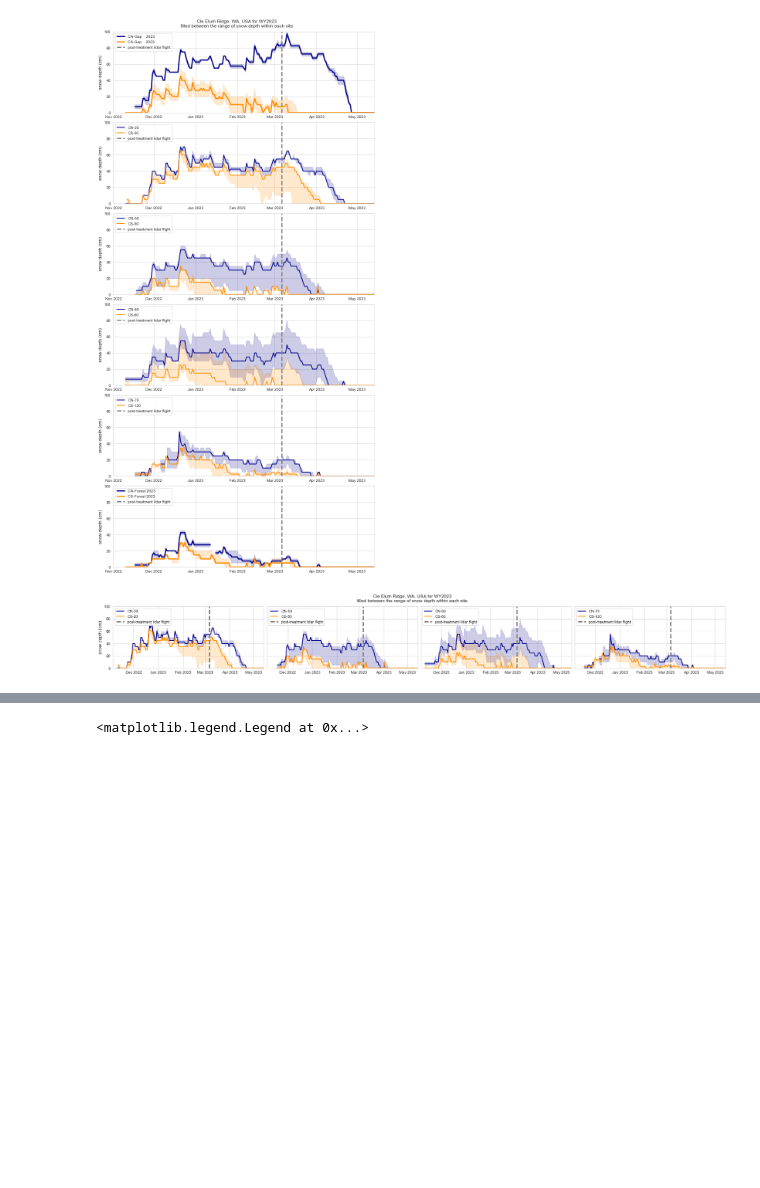
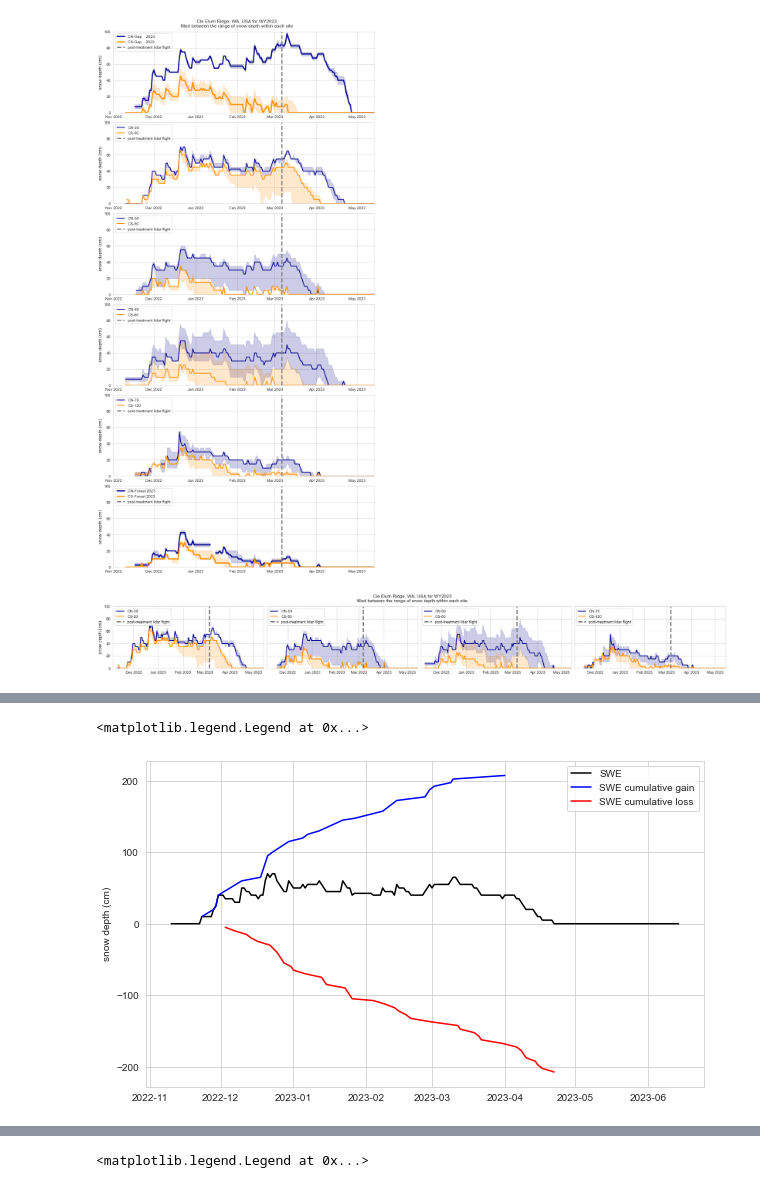
Before and after one commit to cassielumbrazo/CER_timeseries_analysis, a Jupyter notebook: 8_cumulative_gain_loss.ipynb, the cells around one changed output, grey strips where cells are left out. Cells and saved outputs as stored; diff of their text form; code cells hidden in the pictures; blank space fills up the shorter version.

```diff
--- a/8_cumulative_gain_loss.ipynb
+++ b/8_cumulative_gain_loss.ipynb
@@ -398,0 +450,24 @@ plt.show()
+# %%
+(CN20_x_gains, CN20_gains), (CN20_x_losses, CN20_losses) = cumulative_gain_loss(CN20['Date'], y = CN20['Median_depth'])
+(CN50_x_gains, CN50_gains), (CN50_x_losses, CN50_losses) = cumulative_gain_loss(CN50['Date'], y = CN50['Median_depth'])
+(CN60_x_gains, CN60_gains), (CN60_x_losses, CN60_losses) = cumulative_gain_loss(CN60['Date'], y = CN60['Median_depth'])
+(CN70_x_gains, CN70_gains), (CN70_x_losses, CN70_losses) = cumulative_gain_loss(CN70['Date'], y = CN70['Median_depth'])
+(CNF23_x_gains, CNF23_gains), (CNF23_x_losses, CNF23_losses) = cumulative_gain_loss(CNF23['Date'], y = CNF23['Median_depth'])
+(CNG23_x_gains, CNG23_gains), (CNG23_x_losses, CNG23_losses) = cumulative_gain_loss(CNG23['Date'], y = CNG23['Median_depth'])
+
+(CS20_x_gains, CS20_gains), (CS20_x_losses, CS20_losses) = cumulative_gain_loss(CS20['Date'], y = CS20['Median_depth'])
+(CS50_x_gains, CS50_gains), (CS50_x_losses, CS50_losses) = cumulative_gain_loss(CS50['Date'], y = CS50['Median_depth'])
+(CS60_x_gains, CS60_gains), (CS60_x_losses, CS60_losses) = cumulative_gain_loss(CS60['Date'], y = CS60['Median_depth'])
+(CS120_x_gains, CS120_gains), (CS120_x_losses, CS120_losses) = cumulative_gain_loss(CS120['Date'], y = CS120['Median_depth'])
+(CSF23_x_gains, CSF23_gains), (CSF23_x_losses, CSF23_losses) = cumulative_gain_loss(CSF23['Date'], y = CSF23['Median_depth'])
+(CSG23_x_gains, CSG23_gains), (CSG23_x_losses, CSG23_losses) = cumulative_gain_loss(CSG23['Date'], y = CSG23['Median_depth'])
+# %%
+plt.figure(figsize=(10,6))
+plt.plot(CN20['Date'],CN20['Median_depth'],c='k', label='SWE')
+plt.plot(CN20_x_gains, CN20_gains, c='b', label='SWE cumulative gain')
+plt.plot(CN20_x_losses, CN20_losses, c='r', label='SWE cumulative loss')
+plt.ylabel('snow depth (cm)')
+plt.legend()
+# %% [output]
+<matplotlib.legend.Legend at 0x...>
+[figure, added]
```
Also changed, not shown: parts of 10 cells of this notebook.
